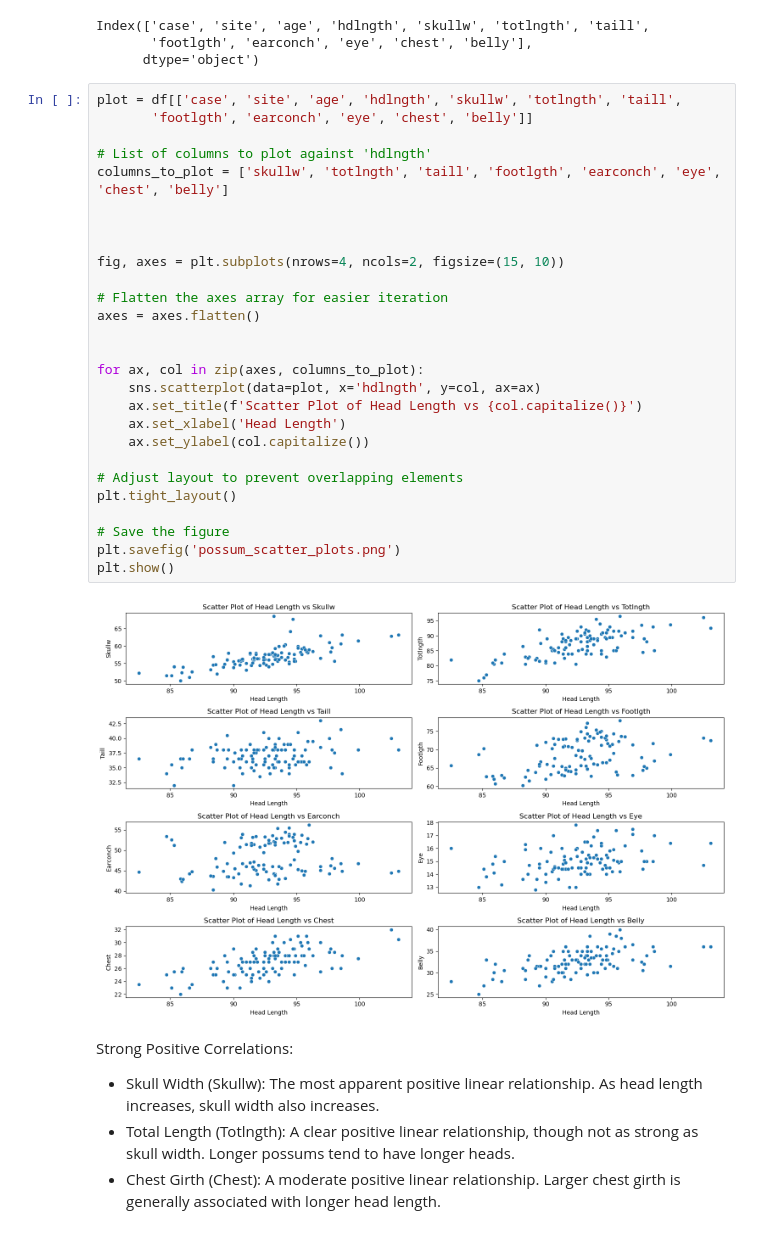
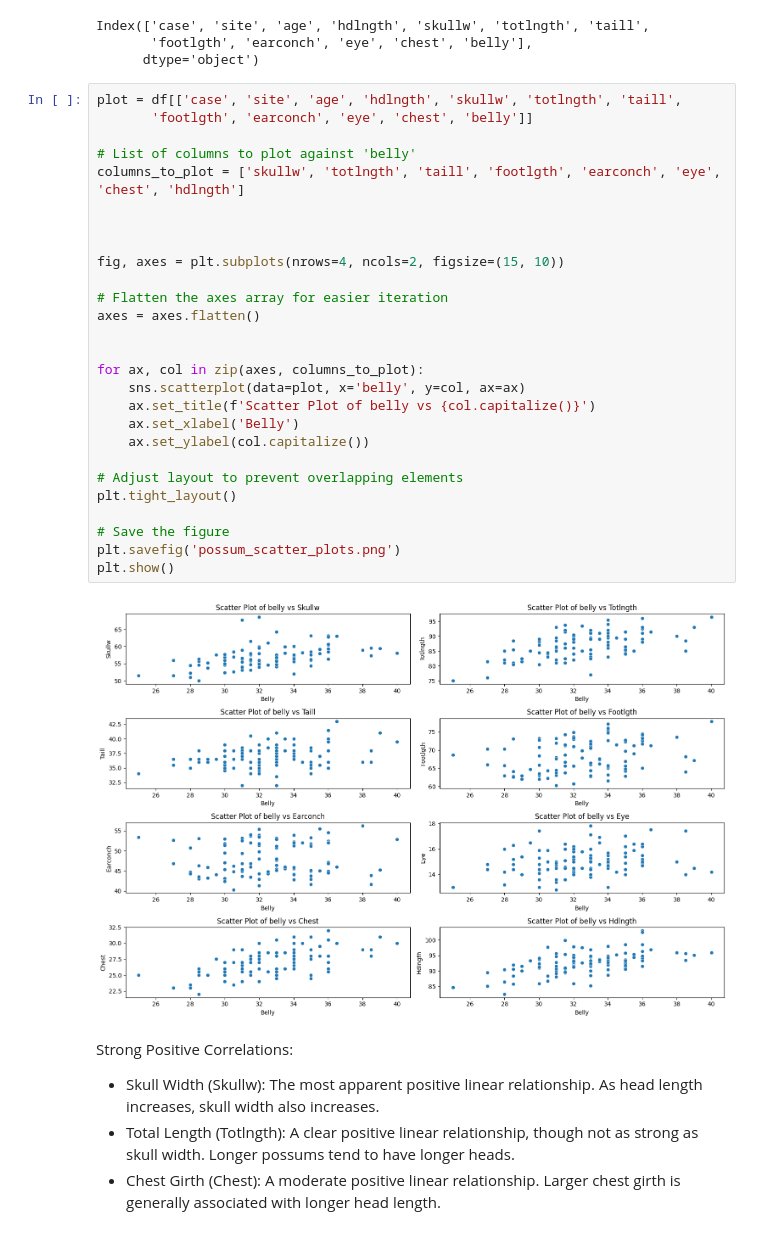
Before and after one commit to Chukwuebuka-2003/possum_prediction, a Jupyter notebook: prediction.ipynb, the cells around one changed output. Saved outputs shown, nothing was run; the diff lists cells and outputs as text.

Commit message:
Target variable name changed now predicting to possum belly

```diff
--- a/prediction.ipynb
+++ b/prediction.ipynb
@@ -182,32 +182,32 @@ Index(['case', 'site', 'age', 'hdlngth', 'skullw', 'totlngth', 'taill',
 # %%
 plot = df[['case', 'site', 'age', 'hdlngth', 'skullw', 'totlngth', 'taill',
        'footlgth', 'earconch', 'eye', 'chest', 'belly']]
 
-# List of columns to plot against 'hdlngth'
-columns_to_plot = ['skullw', 'totlngth', 'taill', 'footlgth', 'earconch', 'eye', 'chest', 'belly']
+# List of columns to plot against 'belly'
+columns_to_plot = ['skullw', 'totlngth', 'taill', 'footlgth', 'earconch', 'eye', 'chest', 'hdlngth']
 
 
 
 fig, axes = plt.subplots(nrows=4, ncols=2, figsize=(15, 10))
 
 # Flatten the axes array for easier iteration
 axes = axes.flatten()
 
 
 for ax, col in zip(axes, columns_to_plot):
-    sns.scatterplot(data=plot, x='hdlngth', y=col, ax=ax)
-    ax.set_title(f'Scatter Plot of Head Length vs {col.capitalize()}')
-    ax.set_xlabel('Head Length')
+    sns.scatterplot(data=plot, x='belly', y=col, ax=ax)
+    ax.set_title(f'Scatter Plot of belly vs {col.capitalize()}')
+    ax.set_xlabel('Belly')
     ax.set_ylabel(col.capitalize())
 
 # Adjust layout to prevent overlapping elements
 plt.tight_layout()
 
 # Save the figure
 plt.savefig('possum_scatter_plots.png')
 plt.show()
 # %% [output]
-[figure, old version]
+[figure, new version]
 # %% [markdown]
 Strong Positive Correlations:
 - Skull Width (Skullw): The most apparent positive linear relationship. As head length increases, skull width also increases.
```
Also changed, not shown: parts of 23 cells of this notebook, 4 other files.
